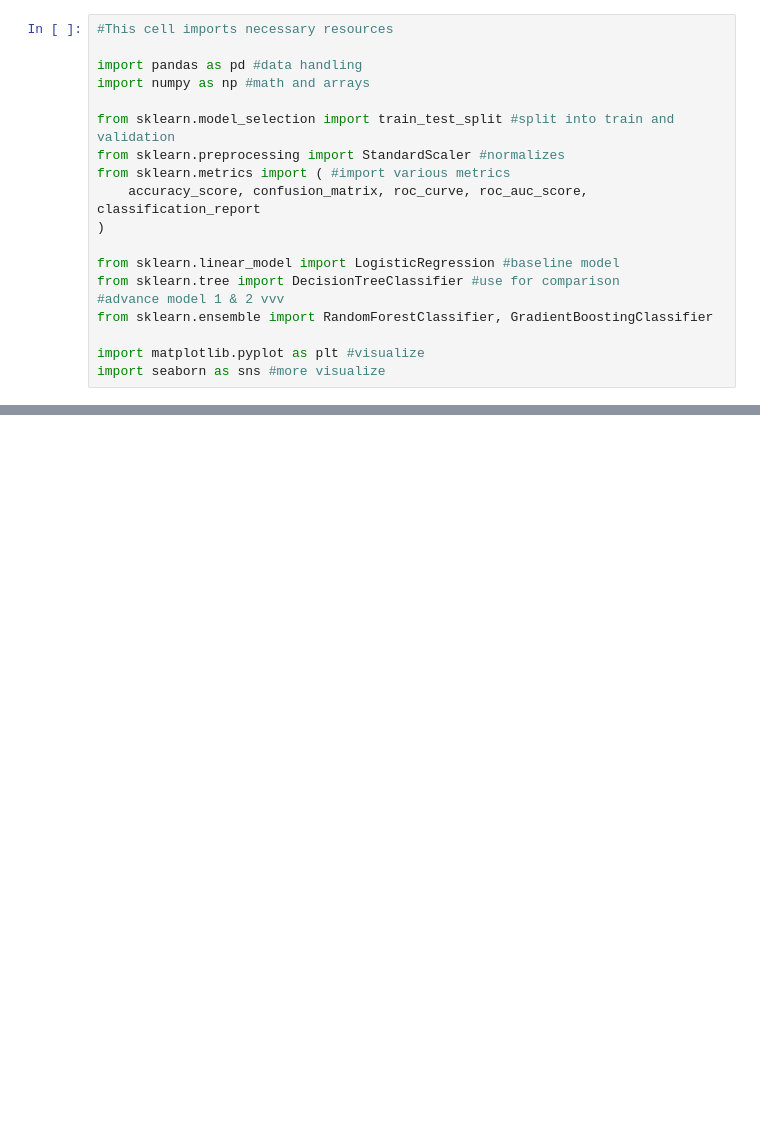
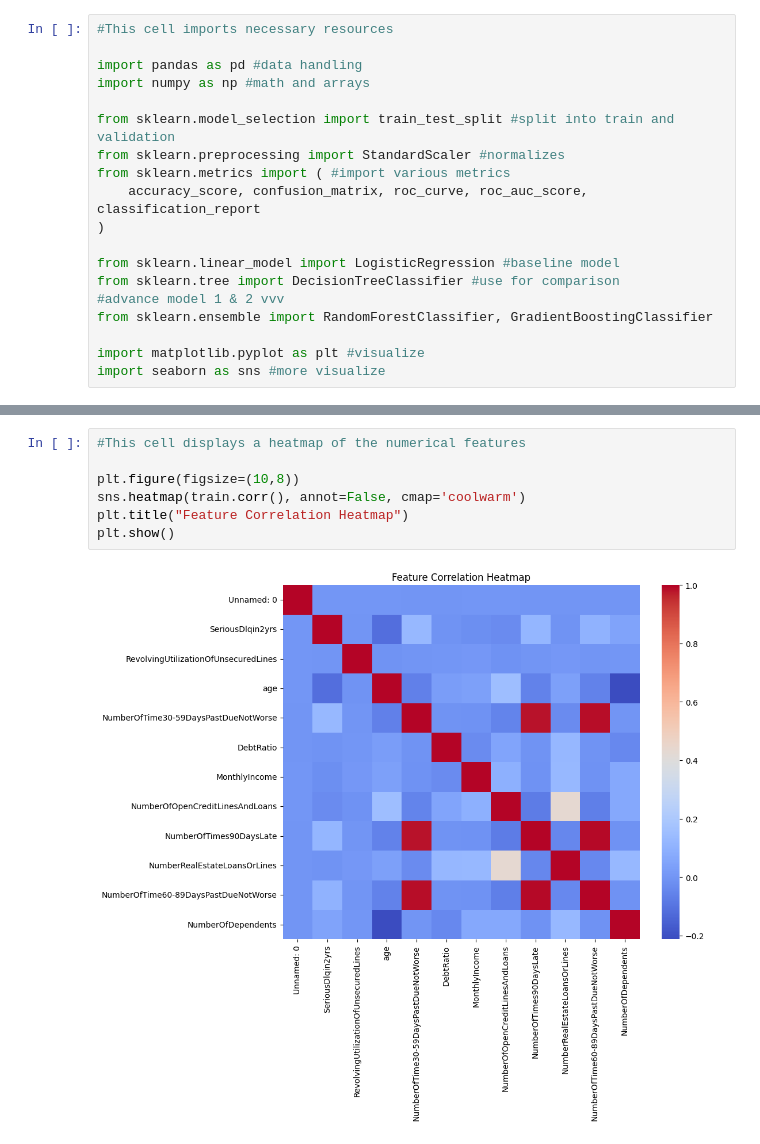
Before and after one commit to ChetHefton/4205_Group_Project, a Jupyter notebook: loan_default_prediction.ipynb, the cells around one changed output, grey strips where cells are left out. Cells and saved outputs as stored; diff of their text form; blank space fills up the shorter version.

```diff
--- a/loan_default_prediction.ipynb
+++ b/loan_default_prediction.ipynb
@@ -93,3 +127,12 @@ train.describe()
 | 50% | 75000.500000 | 0.000000 | 0.154181 | 52.000000 | 0.000000 | 0.366508 | ... |
 | 75% | 112500.250000 | 0.000000 | 0.559046 | 63.000000 | 0.000000 | 0.868254 | ... |
 | max | 150000.000000 | 1.000000 | 50708.000000 | 109.000000 | 98.000000 | 329664.000000 | ... |
+# %%
+#This cell displays a heatmap of the numerical features
+
+plt.figure(figsize=(10,8))
+sns.heatmap(train.corr(), annot=False, cmap='coolwarm')
+plt.title("Feature Correlation Heatmap")
+plt.show()
+# %% [output]
+[figure, added]
```
Also changed, not shown: parts of 8 cells of this notebook.
